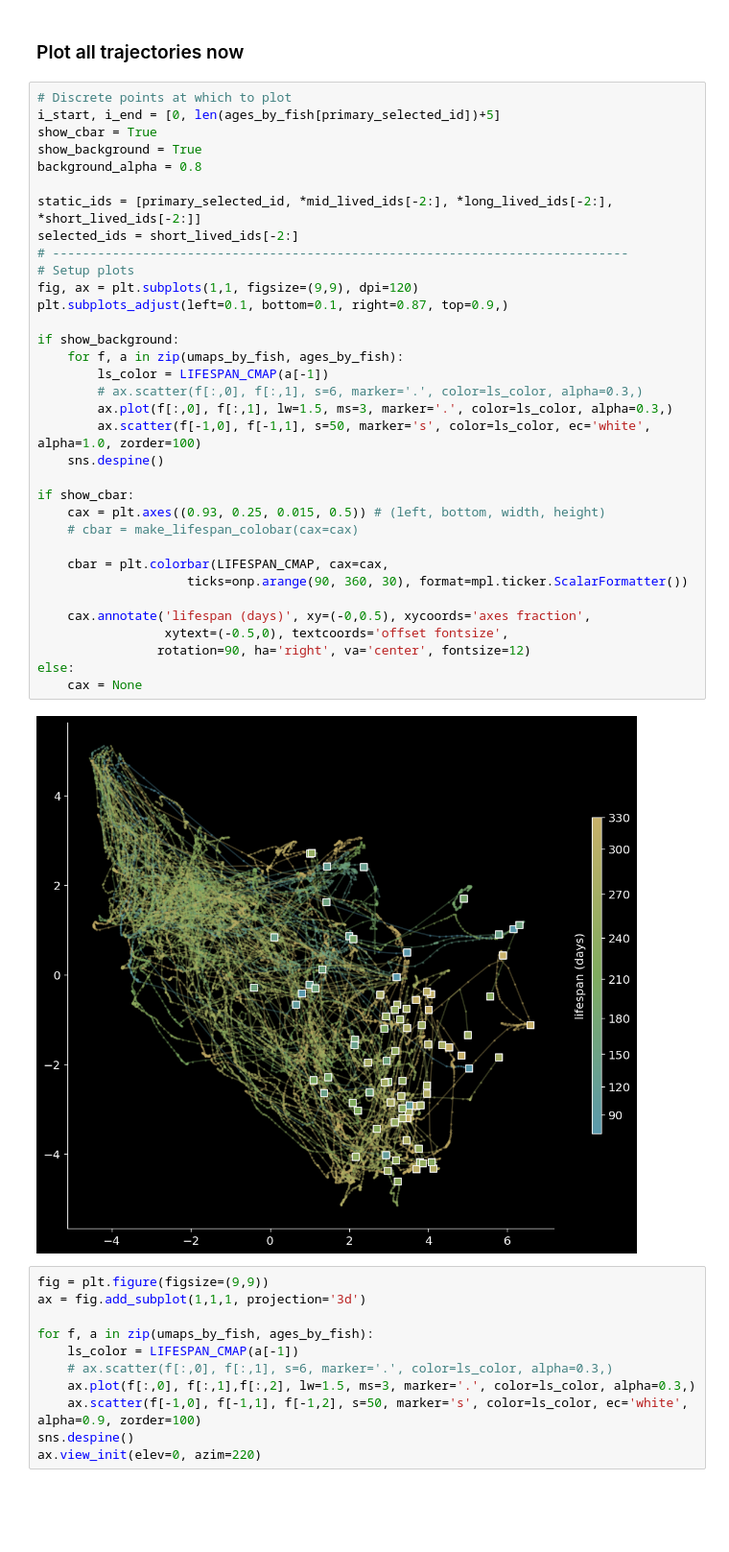
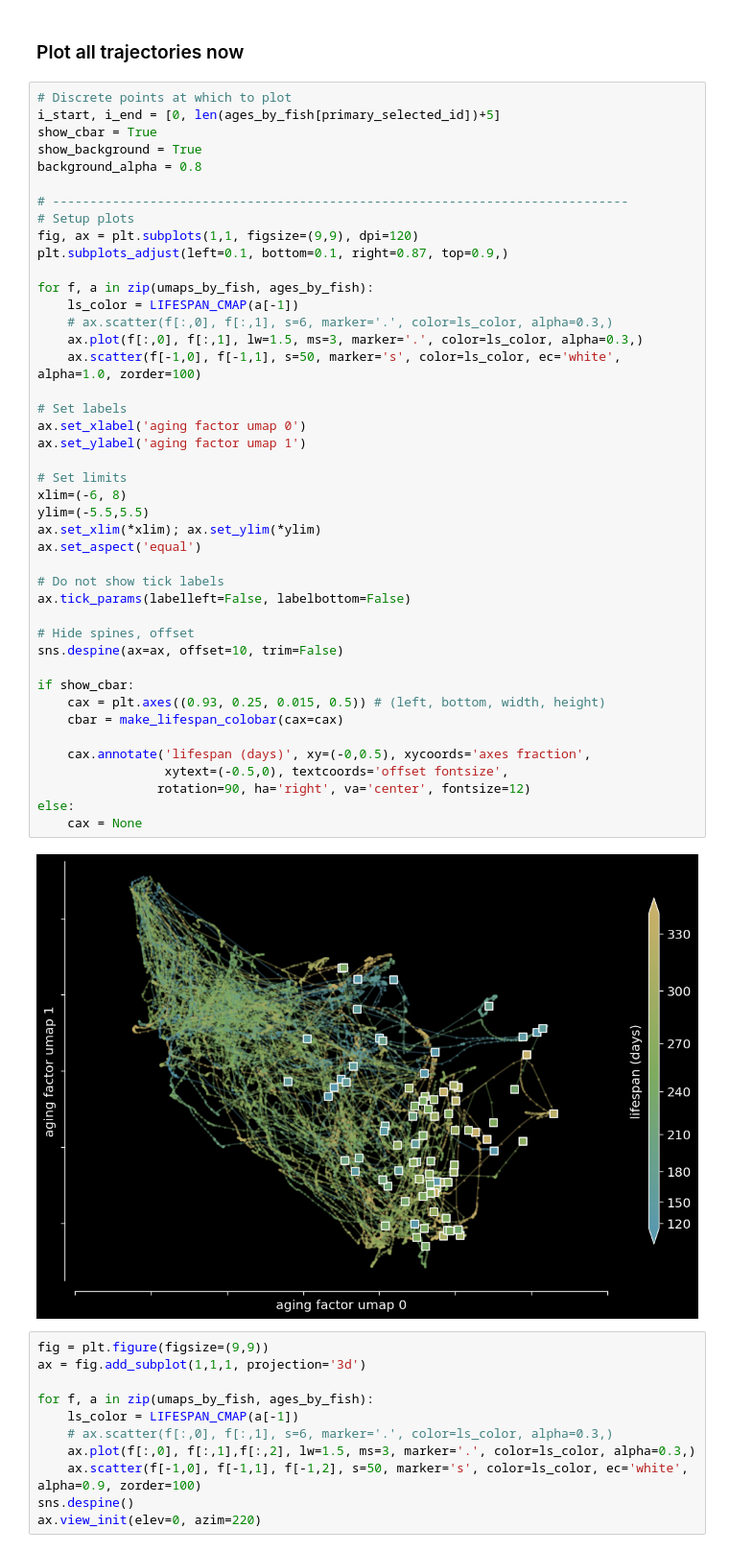
Before and after one commit to lindermanlab/dirichlet-tucker, a Jupyter notebook: killifish/kf-2023-11-24-viz.ipynb, the cells around one changed output. Shown at 96% size. Drawn from its saved outputs; the diff is of its cells as text; blank space fills up the shorter version.

Commit message:
added aging factor umap viz

```diff
--- a/killifish/kf-2023-11-24-viz.ipynb
+++ b/killifish/kf-2023-11-24-viz.ipynb
@@ -690,39 +690,48 @@ update_fn = make_anim_fn([umaps_by_fish[id] for id in selected_ids],
 # %%
 # Discrete points at which to plot
 i_start, i_end = [0, len(ages_by_fish[primary_selected_id])+5]
 show_cbar = True
 show_background = True
 background_alpha = 0.8
 
-static_ids = [primary_selected_id, *mid_lived_ids[-2:], *long_lived_ids[-2:], *short_lived_ids[-2:]]
-selected_ids = short_lived_ids[-2:]
 # -----------------------------------------------------------------------------
 # Setup plots
 fig, ax = plt.subplots(1,1, figsize=(9,9), dpi=120)
 plt.subplots_adjust(left=0.1, bottom=0.1, right=0.87, top=0.9,)
 
-if show_background:
-    for f, a in zip(umaps_by_fish, ages_by_fish):
-        ls_color = LIFESPAN_CMAP(a[-1])
-        # ax.scatter(f[:,0], f[:,1], s=6, marker='.', color=ls_color, alpha=0.3,)
-        ax.plot(f[:,0], f[:,1], lw=1.5, ms=3, marker='.', color=ls_color, alpha=0.3,)
-        ax.scatter(f[-1,0], f[-1,1], s=50, marker='s', color=ls_color, ec='white', alpha=1.0, zorder=100)
-    sns.despine()
+for f, a in zip(umaps_by_fish, ages_by_fish):
+    ls_color = LIFESPAN_CMAP(a[-1])
+    # ax.scatter(f[:,0], f[:,1], s=6, marker='.', color=ls_color, alpha=0.3,)
+    ax.plot(f[:,0], f[:,1], lw=1.5, ms=3, marker='.', color=ls_color, alpha=0.3,)
+    ax.scatter(f[-1,0], f[-1,1], s=50, marker='s', color=ls_color, ec='white', alpha=1.0, zorder=100)
+
+# Set labels
+ax.set_xlabel('aging factor umap 0')
+ax.set_ylabel('aging factor umap 1')
+
+# Set limits
+xlim=(-6, 8)
+ylim=(-5.5,5.5)
+ax.set_xlim(*xlim); ax.set_ylim(*ylim)
+ax.set_aspect('equal')
+
+# Do not show tick labels
+ax.tick_params(labelleft=False, labelbottom=False)
+
+# Hide spines, offset
+sns.despine(ax=ax, offset=10, trim=False)
 
 if show_cbar:
     cax = plt.axes((0.93, 0.25, 0.015, 0.5)) # (left, bottom, width, height)
-    # cbar = make_lifespan_colobar(cax=cax)
-
-    cbar = plt.colorbar(LIFESPAN_CMAP, cax=cax,
-                    ticks=onp.arange(90, 360, 30), format=mpl.ticker.ScalarFormatter())
+    cbar = make_lifespan_colobar(cax=cax)
 
     cax.annotate('lifespan (days)', xy=(-0,0.5), xycoords='axes fraction',
                  xytext=(-0.5,0), textcoords='offset fontsize',
                 rotation=90, ha='right', va='center', fontsize=12)
 else:
     cax = None
 # %% [output]
-[figure, old version]
+[figure, new version]
 # %%
 fig = plt.figure(figsize=(9,9))
 ax = fig.add_subplot(1,1,1, projection='3d')
```
